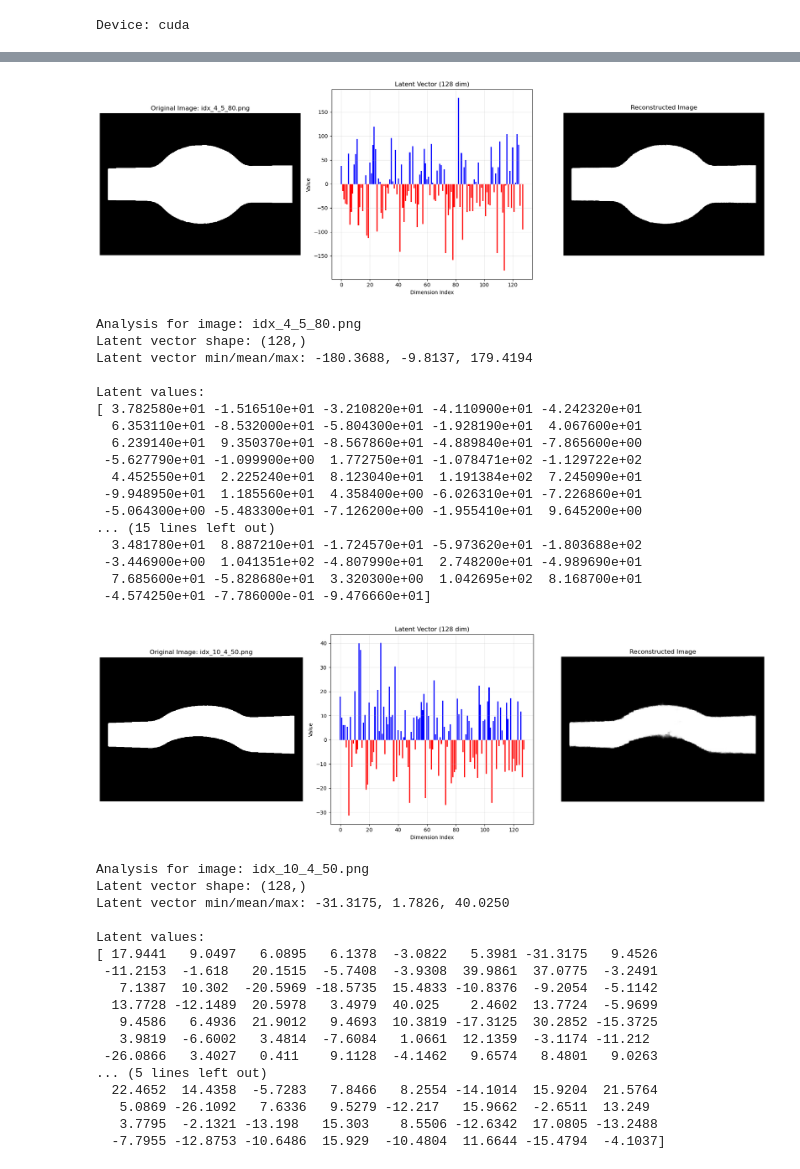
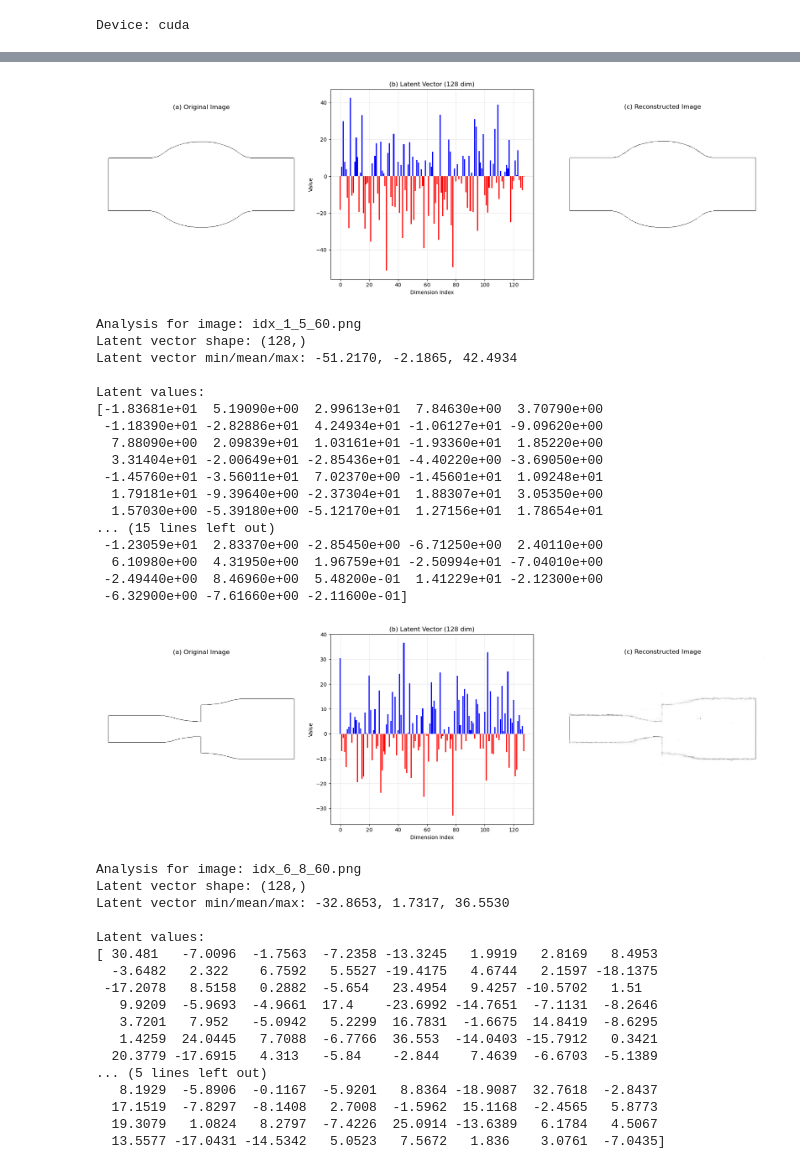
Before and after one commit to DanilaMos/Flow-Domain-Interpolation, a Jupyter notebook: CAE/CAE.ipynb, the cells around one changed output, grey strips where cells are left out. Cells and saved outputs as stored; diff of their text form; code cells hidden in the pictures.

```diff
--- a/CAE/CAE.ipynb
+++ b/CAE/CAE.ipynb
@@ -212,12 +212,12 @@ def plot_reconstruction(model, dataset_path, latent_dim=64, device='cuda'):
     plt.figure(figsize=(18, 6))
 
     plt.subplot(1, 3, 1)
-    plt.title(f"Original Image: {random_image}")
+    plt.title(f"(a) Original Image")#: {random_image}")
     plt.imshow(original_img, cmap='gray')
     plt.axis('off')
 
     plt.subplot(1, 3, 2)
-    plt.title(f"Latent Vector ({latent_dim} dim)")
+    plt.title(f"(b) Latent Vector ({latent_dim} dim)")
     colors = ['r' if v < 0 else 'b' for v in latent_vector]
     plt.bar(range(latent_dim), latent_vector, color=colors)
     plt.xlabel("Dimension Index")
@@ -225,7 +225,7 @@ def plot_reconstruction(model, dataset_path, latent_dim=64, device='cuda'):
     plt.grid(True, alpha=0.3)
 
     plt.subplot(1, 3, 3)
-    plt.title("Reconstructed Image")
+    plt.title("(c) Reconstructed Image")
     plt.imshow(reconstructed_img, cmap='gray')
     plt.axis('off')
 
@@ -345,48 +323,48 @@ model = CAE(latent_dim=latent_dim).to(device)
 model.load_state_dict(torch.load("models_cae/best_train_cae.pth"))
 model.eval()
 
-original_img, latent_vector, reconstructed_img = plot_reconstruction(model, 'dataset', latent_dim=latent_dim, device=device)
+original_img, latent_vector, reconstructed_img = plot_reconstruction(model, 'dataset_thick', latent_dim=latent_dim, device=device)
 # %% [output]
-[figure, old version]
+[figure, new version]
-Analysis for image: idx_4_5_80.png
+Analysis for image: idx_1_5_60.png
 Latent vector shape: (128,)
-Latent vector min/mean/max: -180.3688, -9.8137, 179.4194
+Latent vector min/mean/max: -51.2170, -2.1865, 42.4934
 
 Latent values:
-[ 3.782580e+01 -1.516510e+01 -3.210820e+01 -4.110900e+01 -4.242320e+01
-  6.353110e+01 -8.532000e+01 -5.804300e+01 -1.928190e+01  4.067600e+01
-  6.239140e+01  9.350370e+01 -8.567860e+01 -4.889840e+01 -7.865600e+00
- -5.627790e+01 -1.099900e+00  1.772750e+01 -1.078471e+02 -1.129722e+02
-  4.452550e+01  2.225240e+01  8.123040e+01  1.191384e+02  7.245090e+01
- -9.948950e+01  1.185560e+01  4.358400e+00 -6.026310e+01 -7.226860e+01
- -5.064300e+00 -5.483300e+01 -7.126200e+00 -1.955410e+01  9.645200e+00
+[-1.83681e+01  5.19090e+00  2.99613e+01  7.84630e+00  3.70790e+00
+ -1.18390e+01 -2.82886e+01  4.24934e+01 -1.06127e+01 -9.09620e+00
+  7.88090e+00  2.09839e+01  1.03161e+01 -1.93360e+01  1.85220e+00
+  3.31404e+01 -2.00649e+01 -2.85436e+01 -4.40220e+00 -3.69050e+00
+ -1.45760e+01 -3.56011e+01  7.02370e+00 -1.45601e+01  1.09248e+01
+  1.79181e+01 -9.39640e+00 -2.37304e+01  1.88307e+01  3.05350e+00
+  1.57030e+00 -5.39180e+00 -5.12170e+01  1.27156e+01  1.78654e+01
 ... (15 lines left out)
-  3.481780e+01  8.887210e+01 -1.724570e+01 -5.973620e+01 -1.803688e+02
- -3.446900e+00  1.041351e+02 -4.807990e+01  2.748200e+01 -4.989690e+01
-  7.685600e+01 -5.828680e+01  3.320300e+00  1.042695e+02  8.168700e+01
- -4.574250e+01 -7.786000e-01 -9.476660e+01]
+ -1.23059e+01  2.83370e+00 -2.85450e+00 -6.71250e+00  2.40110e+00
+  6.10980e+00  4.31950e+00  1.96759e+01 -2.50994e+01 -7.04010e+00
+ -2.49440e+00  8.46960e+00  5.48200e-01  1.41229e+01 -2.12300e+00
+ -6.32900e+00 -7.61660e+00 -2.11600e-01]
 # %%
 model = CAE(latent_dim=latent_dim).to(device)
 model.load_state_dict(torch.load("models_cae/best_val_cae.pth"))
 model.eval()
 
-original_img, latent_vector, reconstructed_img = plot_reconstruction(model, 'dataset', latent_dim=latent_dim, device=device)
+original_img, latent_vector, reconstructed_img = plot_reconstruction(model, 'dataset_thick', latent_dim=latent_dim, device=device)
 # %% [output]
-[figure, old version]
+[figure, new version]
-Analysis for image: idx_10_4_50.png
+Analysis for image: idx_6_8_60.png
 Latent vector shape: (128,)
-Latent vector min/mean/max: -31.3175, 1.7826, 40.0250
+Latent vector min/mean/max: -32.8653, 1.7317, 36.5530
 
 Latent values:
-[ 17.9441   9.0497   6.0895   6.1378  -3.0822   5.3981 -31.3175   9.4526
- -11.2153  -1.618   20.1515  -5.7408  -3.9308  39.9861  37.0775  -3.2491
-   7.1387  10.302  -20.5969 -18.5735  15.4833 -10.8376  -9.2054  -5.1142
-  13.7728 -12.1489  20.5978   3.4979  40.025    2.4602  13.7724  -5.9699
-   9.4586   6.4936  21.9012   9.4693  10.3819 -17.3125  30.2852 -15.3725
-   3.9819  -6.6002   3.4814  -7.6084   1.0661  12.1359  -3.1174 -11.212
- -26.0866   3.4027   0.411    9.1128  -4.1462   9.6574   8.4801   9.0263
+[ 30.481   -7.0096  -1.7563  -7.2358 -13.3245   1.9919   2.8169   8.4953
+  -3.6482   2.322    6.7592   5.5527 -19.4175   4.6744   2.1597 -18.1375
+ -17.2078   8.5158   0.2882  -5.654   23.4954   9.4257 -10.5702   1.51
+   9.9209  -5.9693  -4.9661  17.4    -23.6992 -14.7651  -7.1131  -8.2646
+   3.7201   7.952   -5.0942   5.2299  16.7831  -1.6675  14.8419  -8.6295
+   1.4259  24.0445   7.7088  -6.7766  36.553  -14.0403 -15.7912   0.3421
+  20.3779 -17.6915   4.313   -5.84    -2.844    7.4639  -6.6703  -5.1389
 ... (5 lines left out)
-  22.4652  14.4358  -5.7283   7.8466   8.2554 -14.1014  15.9204  21.5764
-   5.0869 -26.1092   7.6336   9.5279 -12.217   15.9662  -2.6511  13.249
-   3.7795  -2.1321 -13.198   15.303    8.5506 -12.6342  17.0805 -13.2488
-  -7.7955 -12.8753 -10.6486  15.929  -10.4804  11.6644 -15.4794  -4.1037]
+   8.1929  -5.8906  -0.1167  -5.9201   8.8364 -18.9087  32.7618  -2.8437
+  17.1519  -7.8297  -8.1408   2.7008  -1.5962  15.1168  -2.4565   5.8773
+  19.3079   1.0824   8.2797  -7.4226  25.0914 -13.6389   6.1784   4.5067
+  13.5577 -17.0431 -14.5342   5.0523   7.5672   1.836    3.0761  -7.0435]
```
Also changed, not shown: parts of 14 cells of this notebook.
